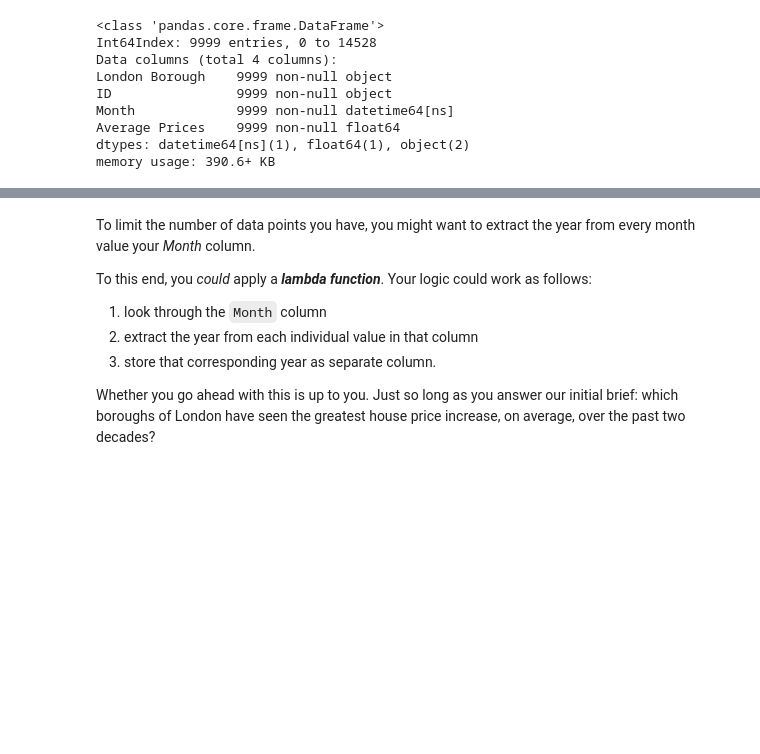
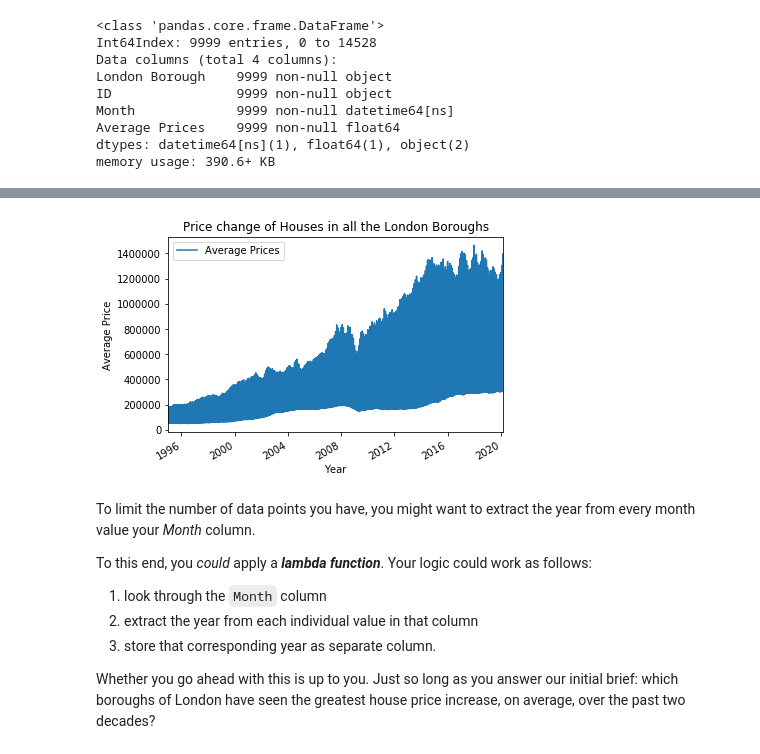
Before and after one commit to shubh8990/Data_Science_Projects, a Jupyter notebook: London Boroughs Housing Prices/Unit 4 Challenge - Tier 3.ipynb, the cells around one changed output, grey strips where cells are left out. Saved outputs shown, nothing was run; the diff lists cells and outputs as text; code cells hidden in the pictures; blank space fills up the shorter version.

```diff
--- a/London Boroughs Housing Prices/Unit 4 Challenge - Tier 3.ipynb
+++ b/London Boroughs Housing Prices/Unit 4 Challenge - Tier 3.ipynb
@@ -277,3 +280,11 @@ plt.show()
+# %%
+properties.plot(x='Month', y='Average Prices')
+plt.title("Price change of Houses in all the London Boroughs")
+plt.xlabel("Year")
+plt.ylabel("Average Price")
+plt.show()
+# %% [output]
+[figure, added]
 # %% [markdown]
 To limit the number of data points you have, you might want to extract the year from every month value your *Month* column.
 
```
Also changed, not shown: parts of 3 cells of this notebook.
